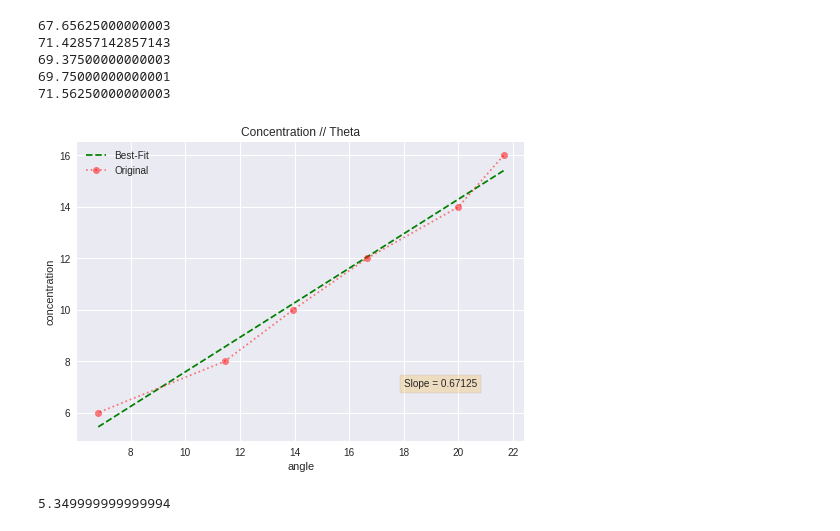
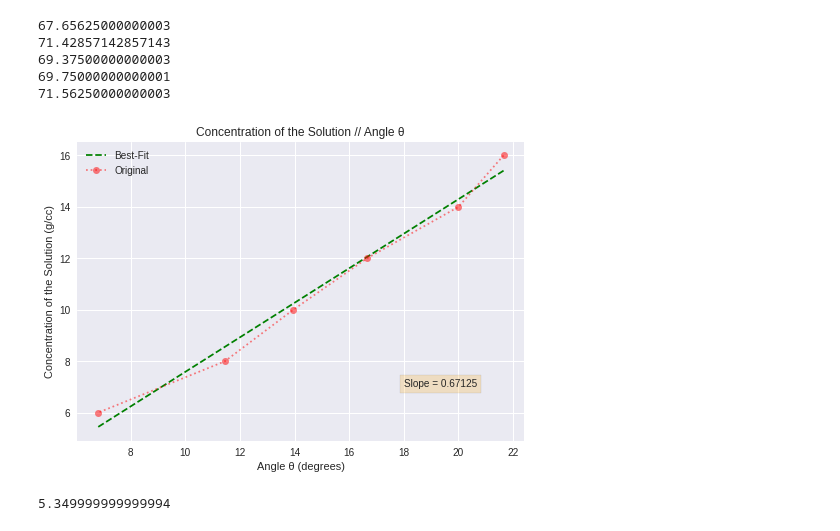
Before and after one commit to jithu7432/genlab-experiments, a Jupyter notebook: Polarimeter/test.ipynb, the cells around one changed output. Drawn from its saved outputs; the diff is of its cells as text; code cells hidden in the pictures.

Commit message:
graph

```diff
--- a/Polarimeter/test.ipynb
+++ b/Polarimeter/test.ipynb
@@ -89,19 +89,19 @@ print(*s,sep = '\n')
 # %%
 slope, inter =  np.polyfit(angle,c,1)
 plt.plot(angle, slope*angle + inter, 'g--',label = "Best-Fit")
 plt.plot(angle,c,':or',alpha = 0.5,label= 'Original')
-plt.title('Concentration // Theta')
-plt.xlabel('angle')
-plt.ylabel('concentration')
+plt.title('Concentration of the Solution // Angle θ')
+plt.xlabel('Angle θ (degrees)')
+plt.ylabel('Concentration of the Solution (g/cc)')
 plt.legend()
 
 
 plt.text(18,7,'Slope = {:.5f}'.format(slope),bbox=dict(facecolor='orange', alpha=0.2))
 
 
 plt.savefig('graph',dpi = 300)
 # %% [output]
-[figure, old version]
+[figure, new version]
 # %%
 theta
 # %% [output]
```
Also changed, not shown: 1 other file.
